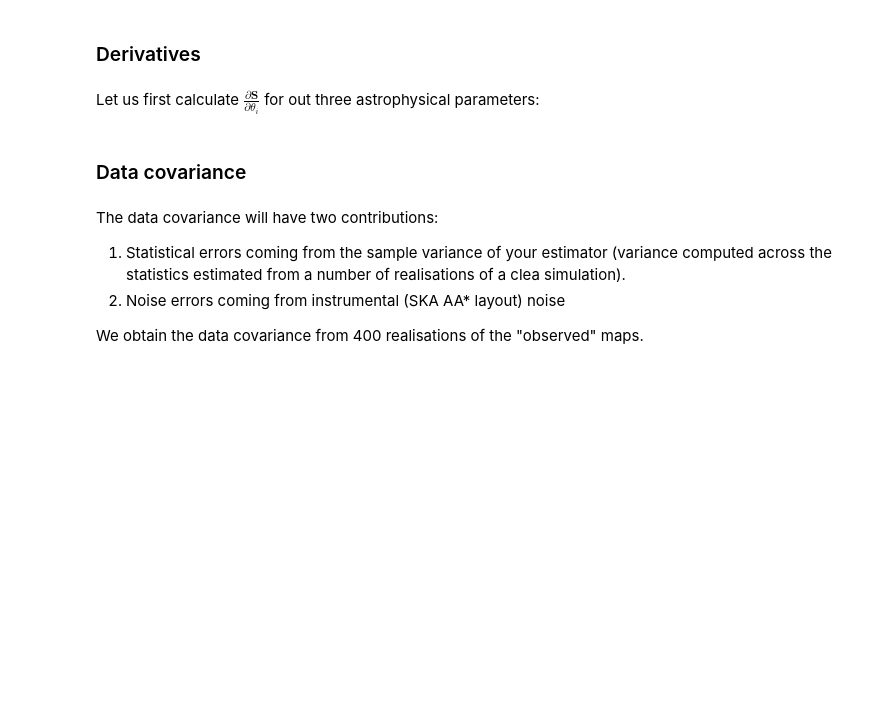
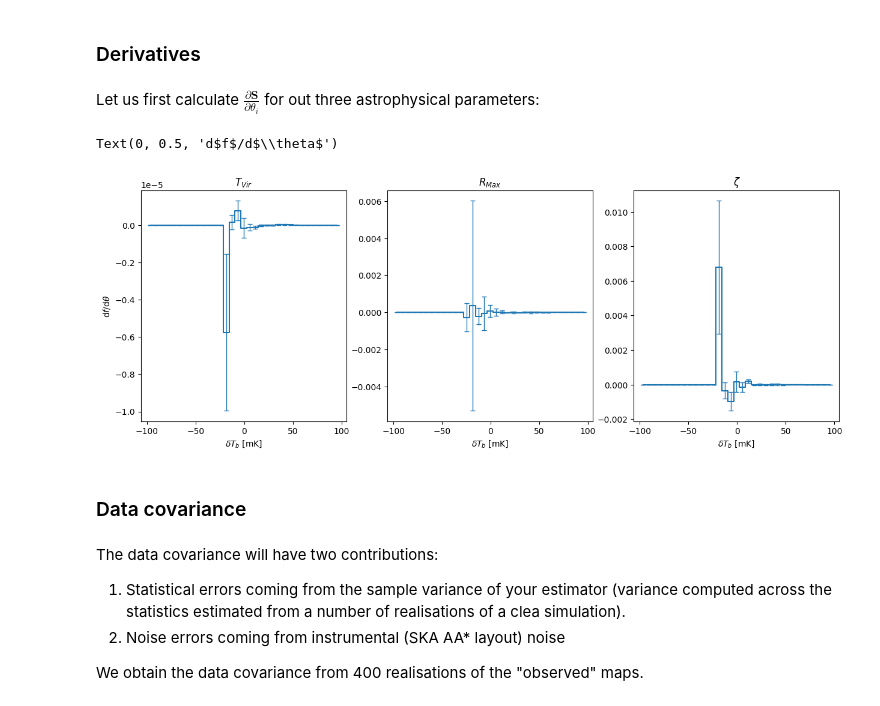
Before and after one commit to sambit-giri/ska_eor_inference, a Jupyter notebook: Fisher_Tutorial_pdf.ipynb, the cells around one changed output. Saved outputs shown, nothing was run; the diff lists cells and outputs as text; code cells hidden in the pictures; blank space fills up the shorter version.

```diff
--- a/Fisher_Tutorial_pdf.ipynb
+++ b/Fisher_Tutorial_pdf.ipynb
@@ -165,6 +182,23 @@ Let us first calculate $\frac{\partial \textbf{S}}{\partial\theta_i}$ for out th
 stat_derivs = np.zeros((len(params), n_samp, bin_centres.size))
 for ip, param in enumerate(params):
     stat_derivs[ip] = (stat_data[f'{param}_Plus']['stat_clean'] - stat_data[f'{param}_Minus']['stat_clean']) / delta_params[ip]
+# %%
+fig, axes = plt.subplots(1, 3, figsize=(15, 5), sharex=True)
+for ip, param in enumerate(Fisher_Param):
+    axes[ip].plot(stat_data['FID']['bin_centres'], np.mean(stat_derivs[ip], axis=0), ds='steps-mid', color='C0')
+    axes[ip].errorbar(
+        stat_data['FID']['bin_centres'],
+        np.mean(stat_derivs[ip], axis=0),
+        yerr=np.std(stat_derivs[ip], axis=0),
+        capsize=3, lw=0., elinewidth=1., color='C0')
+    axes[ip].set_title(param)
+    axes[ip].set_xlabel(f'$\delta T_b$ [mK]')
+# plt.ylim(bottom=0)
+axes[0].set_ylabel(r'd$f$/d$\theta$')
+# axes[0].set_xlim(-10, 25)
+# %% [output]
+Text(0, 0.5, 'd$f$/d$\\theta$')
+[figure, added]
 # %% [markdown]
 ### Data covariance
 # %% [markdown]
```
Also changed, not shown: parts of 8 cells of this notebook, 5 other files.
